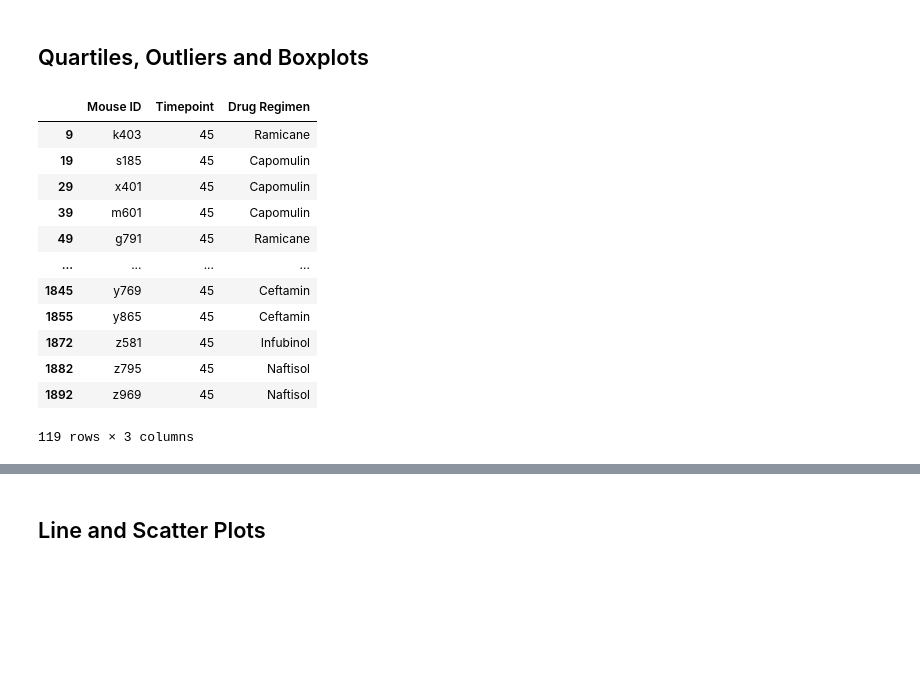
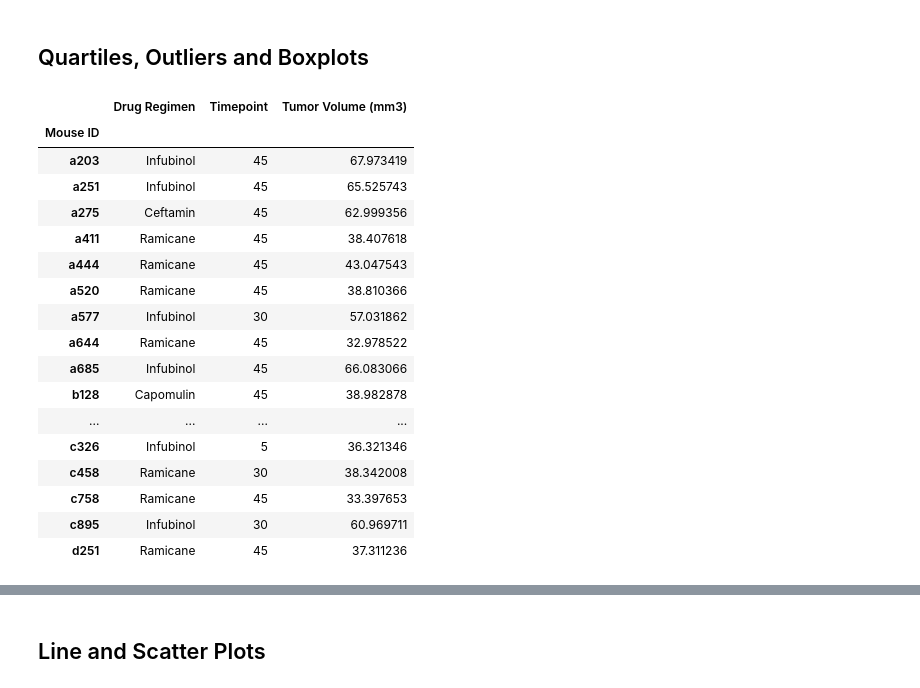
Before and after one commit to jump8621/Matplotlib_PowerofPlots, a Jupyter notebook: actual-Copy2.ipynb, the cells around one changed output, grey strips where cells are left out. Saved outputs shown, nothing was run; the diff lists cells and outputs as text; code cells hidden in the pictures; blank space fills up the shorter version.

```diff
--- a/actual-Copy2.ipynb
+++ b/actual-Copy2.ipynb
@@ -479,54 +479,72 @@ plt.axis("equal")
 # %%
 # Calculate the final tumor volume of each mouse across four of the treatment regimens:
 # Capomulin, Ramicane, Infubinol, and Ceftamin
-
+regimen_list = ['Capomulin', 'Ramicane', 'Infubinol', 'Ceftamin']
 # Start by getting the last (greatest) timepoint for each mouse
 
-result_df = merge2_df[['Drug Regimen', 'Mouse ID', 'Timepoint']]
+result_df = merge2_df[['Drug Regimen', 'Mouse ID', 'Timepoint', 'Tumor Volume (mm3)']]
 result_df.head()
-timemax_df = result.groupby('Drug Regimen')
-timemax_df.head(10)
+result_df = result_df.loc[result_df['Drug Regimen'].isin(regimen_list),]
+# timemax_df = result.groupby(['Drug Regimen', 'Mouse ID'])
+# timemax_df.head(10)
+# mtime = timemax_df.max("Timepoint")
+# mtime.head(50)
+
+
+# final_df.head(20)
+
+max_timepoint_df = result_df.groupby('Mouse ID').last()
+max_timepoint_df.head(20)
+# final_df = pd.merge(result_df, max_timepoint, on='Drug Regimen', how='left')
+# final_df.head(20)
+# final_df = final_df.drop_duplicates(['Mouse ID', 'Drug Regimen'], keep='last')
+# final_df
 # timemax = result.groupby('Drug Regimen').max()
 # timemax.head(10)
-cap = timemax_df['Timepoint'].max()
-cap.head(20)
-# timemax.head(10)
-# timept = timemax.loc['Drug Regimen', 'Mouse ID', 'cap']
-#           timemax = result.groupby('Timepoint').max()
-#           timemax.head(10)
-micetime = result_df.loc[result_df['Timepoint'] > 43, ['Mouse ID', 'Timepoint', 'Drug Regimen']]
-micetime.head(15)
-grouptime_df = micetime.groupby('Drug Regimen')
-grouptime_df.head(15)
+# cap = timemax_df['Timepoint'].max()
+# cap.head(20)
+# # timemax.head(10)
+# # timept = timemax.loc['Drug Regimen', 'Mouse ID', 'cap']
+# #           timemax = result.groupby('Timepoint').max()
+# #           timemax.head(10)
+# micetime = result_df.loc[result_df['Timepoint'] > 43, ['Mouse ID', 'Timepoint', 'Drug Regimen']]
+# micetime.head(15)
+# grouptime_df = micetime.groupby('Drug Regimen')
+# grouptime_df.head(15)
 
 # merge
 # summary_df = pd.merge(merge2_df, timemax, on="Drug Regimen")
 
 # capmax = merge2_df['Timepoint'].max()
 # capmax
 # capomulin_df = result[result['Drug Regimen'].isin(["Capomulin"])]
 # capomulin_df.head()
 
 
 # cap_timepoint = merge2_df.max()
 # timepoint = merge2_df.loc['Mouse ID', 'Timepoint>']
 # cap_volume = merge2_df.loc['Mouse ID', 'Timepoint', 'Tumor Volume (mm3)']
 
 
 # Merge this group df with the original dataframe to get the tumor volume at the last timepoint
 # %% [output]
-|  | Mouse ID | Timepoint | Drug Regimen |
-| 9 | k403 | 45 | Ramicane |
-| 19 | s185 | 45 | Capomulin |
-| 29 | x401 | 45 | Capomulin |
-| 39 | m601 | 45 | Capomulin |
-| 49 | g791 | 45 | Ramicane |
+|  | Drug Regimen | Timepoint | Tumor Volume (mm3) |
+| Mouse ID |  |  |  |
+| a203 | Infubinol | 45 | 67.973419 |
+| a251 | Infubinol | 45 | 65.525743 |
+| a275 | Ceftamin | 45 | 62.999356 |
+| a411 | Ramicane | 45 | 38.407618 |
+| a444 | Ramicane | 45 | 43.047543 |
+| a520 | Ramicane | 45 | 38.810366 |
+| a577 | Infubinol | 30 | 57.031862 |
+| a644 | Ramicane | 45 | 32.978522 |
+| a685 | Infubinol | 45 | 66.083066 |
+| b128 | Capomulin | 45 | 38.982878 |
 | ... | ... | ... | ... |
-| 1845 | y769 | 45 | Ceftamin |
-| 1855 | y865 | 45 | Ceftamin |
-| 1872 | z581 | 45 | Infubinol |
-| 1882 | z795 | 45 | Naftisol |
-| 1892 | z969 | 45 | Naftisol |
+| c326 | Infubinol | 5 | 36.321346 |
+| c458 | Ramicane | 30 | 38.342008 |
+| c758 | Ramicane | 45 | 33.397653 |
+| c895 | Infubinol | 30 | 60.969711 |
+| d251 | Ramicane | 45 | 37.311236 |
-119 rows × 3 columns
 # %%
 # Put treatments into a list for for loop (and later for plot labels)
```
Also changed, not shown: parts of 2 cells of this notebook.
